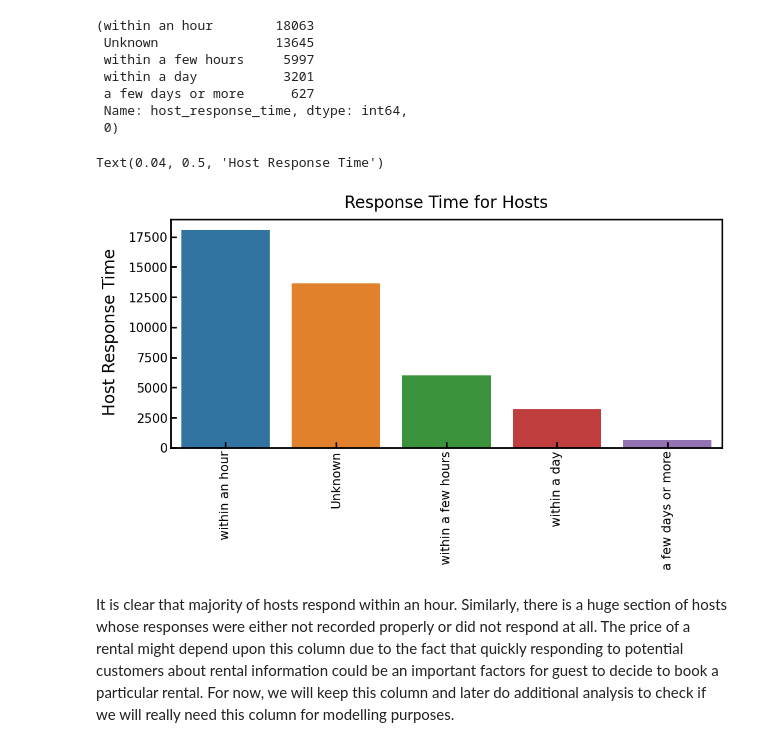
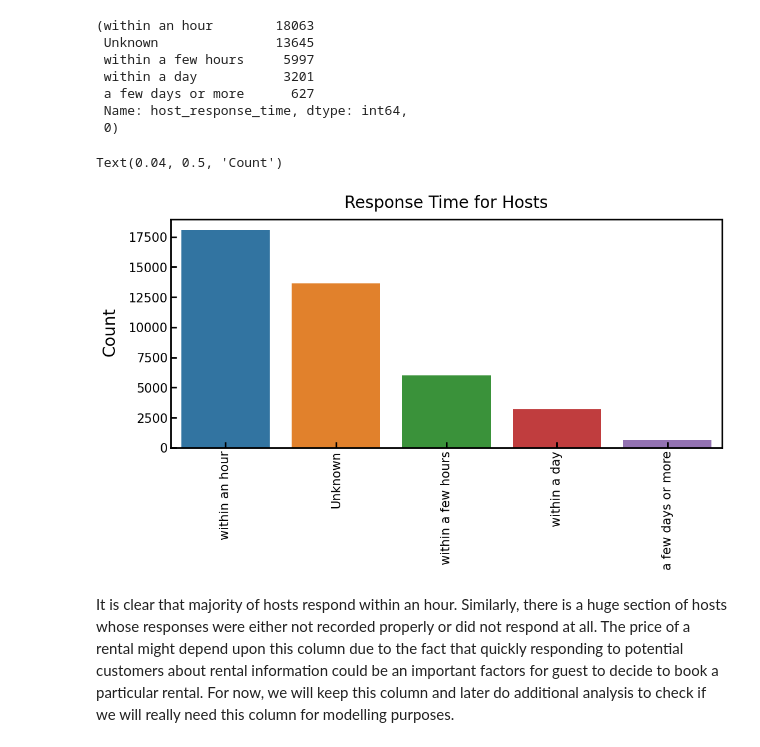
Before and after one commit to SujanNeupane42/MedicareAI-Multiclass-Classification-of-Chest-Radiographs-Using-CNNs-and-GANs, a Jupyter notebook: DataCleaning.ipynb, the cells around one changed output. Saved outputs shown, nothing was run; the diff lists cells and outputs as text; code cells hidden in the pictures.

```diff
--- a/DataCleaning.ipynb
+++ b/DataCleaning.ipynb
@@ -825,36 +826,36 @@ fig, ax = plt.subplots(figsize=(12, 5))
 
 bar = sns.barplot(x = list(dictionary.keys()), y = list(dictionary.values()), ax = ax)
 
 ax.xaxis.set_tick_params(labelsize=15)
 ax.yaxis.set_tick_params(labelsize=15)
 
 plt.text(0.5, 1.05, 'Response Time for Hosts',
         horizontalalignment='center',
         fontsize=20,
         transform = ax.transAxes)
 
 plt.xticks(rotation = 90)
 ax.margins(x=0.02)
 
 # set various colors
 ax.spines['bottom'].set_color('black')
 ax.spines['top'].set_color('black')
 ax.spines['right'].set_color('black')
 ax.spines['right'].set_linewidth(2)
 ax.spines['top'].set_linewidth(2)
 ax.spines['bottom'].set_linewidth(2)
 ax.spines['left'].set_color('black')
 ax.spines['left'].set_lw(2)
 ax.tick_params(which='both', width=2)
 ax.tick_params(which='major', length=7)
 ax.tick_params(which='minor', length=7)
 ax.tick_params(which = 'both', direction = 'in')
 
 # fig.text(0.5, -0.35, 'Time', ha='center', va='center', fontsize = 20)
-fig.text(0.04, 0.5, 'Host Response Time', ha='center', va='center', rotation='vertical', fontsize = 20)
+fig.text(0.04, 0.5, 'Count', ha='center', va='center', rotation='vertical', fontsize = 20)
 # %% [output]
-Text(0.04, 0.5, 'Host Response Time')
+Text(0.04, 0.5, 'Count')
-[figure, old version]
+[figure, new version]
 # %% [markdown]
 It is clear that majority of hosts respond within an hour. Similarly, there is a huge section of hosts whose responses were either not recorded properly or did not respond at all. The price of a rental might depend upon this column due to the fact that quickly responding to potential customers about rental information could be an important factors for guest to decide to book a particular rental. For now, we will keep this column and later do additional analysis to check if we will really need this column for modelling purposes.
 # %%
```
Also changed, not shown: parts of 112 cells of this notebook.
